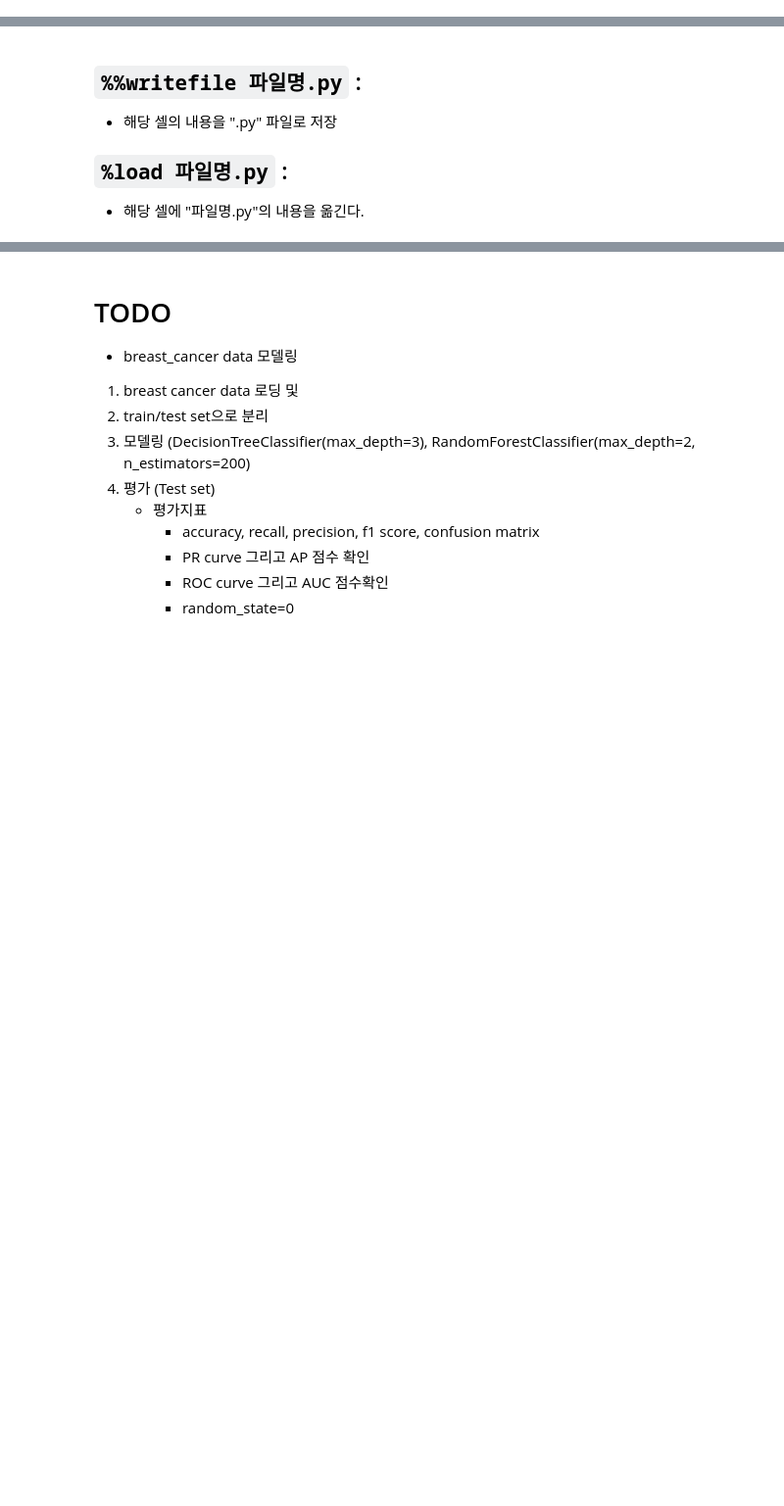
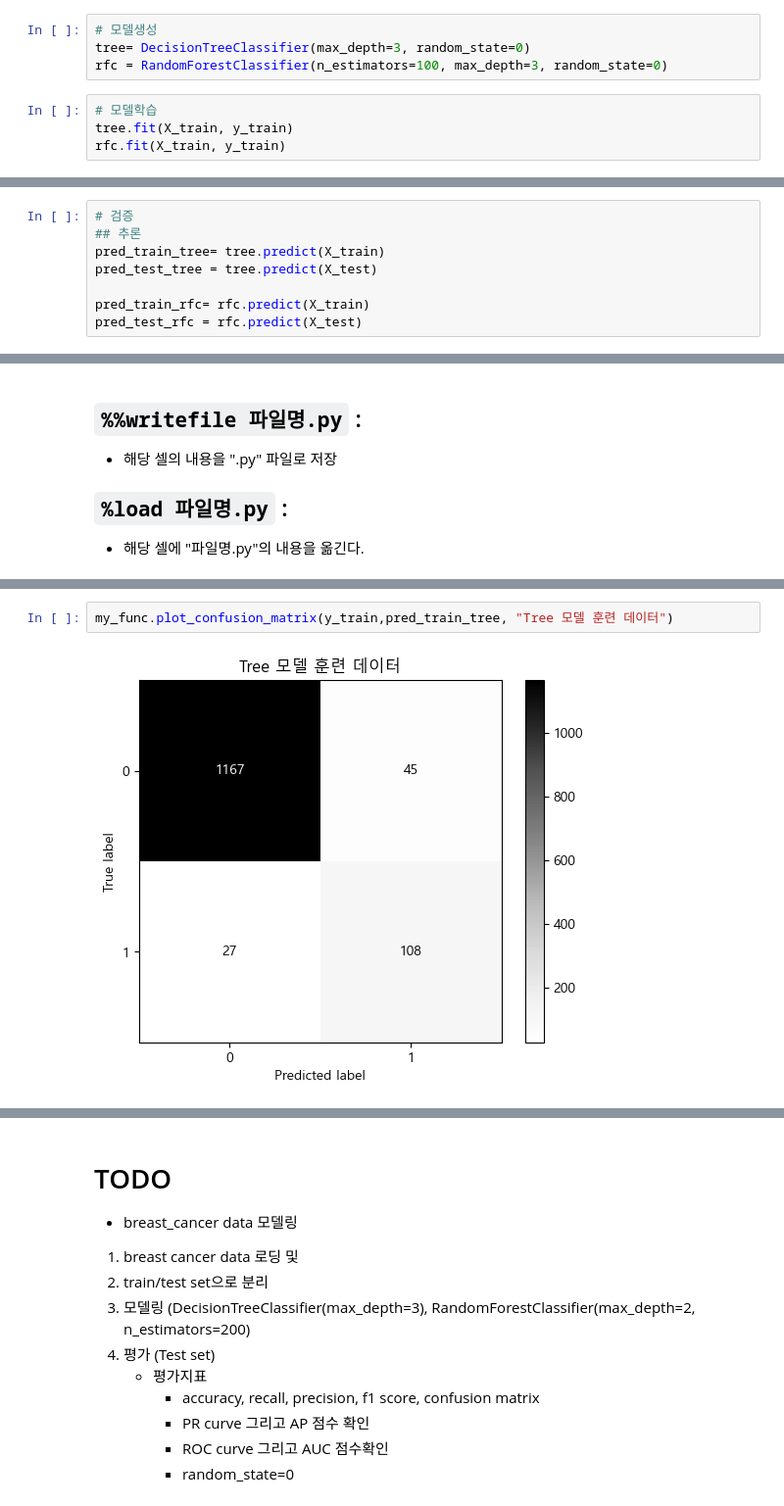
Before and after one commit to aaingyunii/Bootcamp_ML, a Jupyter notebook: 230705-6_ML_05/230705-6_ML_review.ipynb, the cells around one changed output, grey strips where cells are left out. Shown at 98% size. Saved outputs shown, nothing was run; the diff lists cells and outputs as text; blank space fills up the shorter version.

```diff
--- a/230705-6_ML_05/230705-6_ML_review.ipynb
+++ b/230705-6_ML_05/230705-6_ML_review.ipynb
@@ -55,3 +55,11 @@ X_train, X_test, y_train, y_test = train_test_split(X, y,
 X_train.shape, X_test.shape
 # %% [output]
 ((1347, 64), (450, 64))
+# %%
+# 모델생성
+tree= DecisionTreeClassifier(max_depth=3, random_state=0)
+rfc = RandomForestClassifier(n_estimators=100, max_depth=3, random_state=0)
+# %%
+# 모델학습
+tree.fit(X_train, y_train)
+rfc.fit(X_train, y_train)
@@ -57,0 +68,8 @@ X_train.shape, X_test.shape
+# %%
+# 검증
+## 추론
+pred_train_tree= tree.predict(X_train)
+pred_test_tree = tree.predict(X_test)
+
+pred_train_rfc= rfc.predict(X_train)
+pred_test_rfc = rfc.predict(X_test)
@@ -64,0 +358,4 @@ X_train.shape, X_test.shape
+# %%
+my_func.plot_confusion_matrix(y_train,pred_train_tree, "Tree 모델 훈련 데이터")
+# %% [output]
+[figure, added]
```
Also changed, not shown: parts of 55 cells of this notebook, 1 other file.
